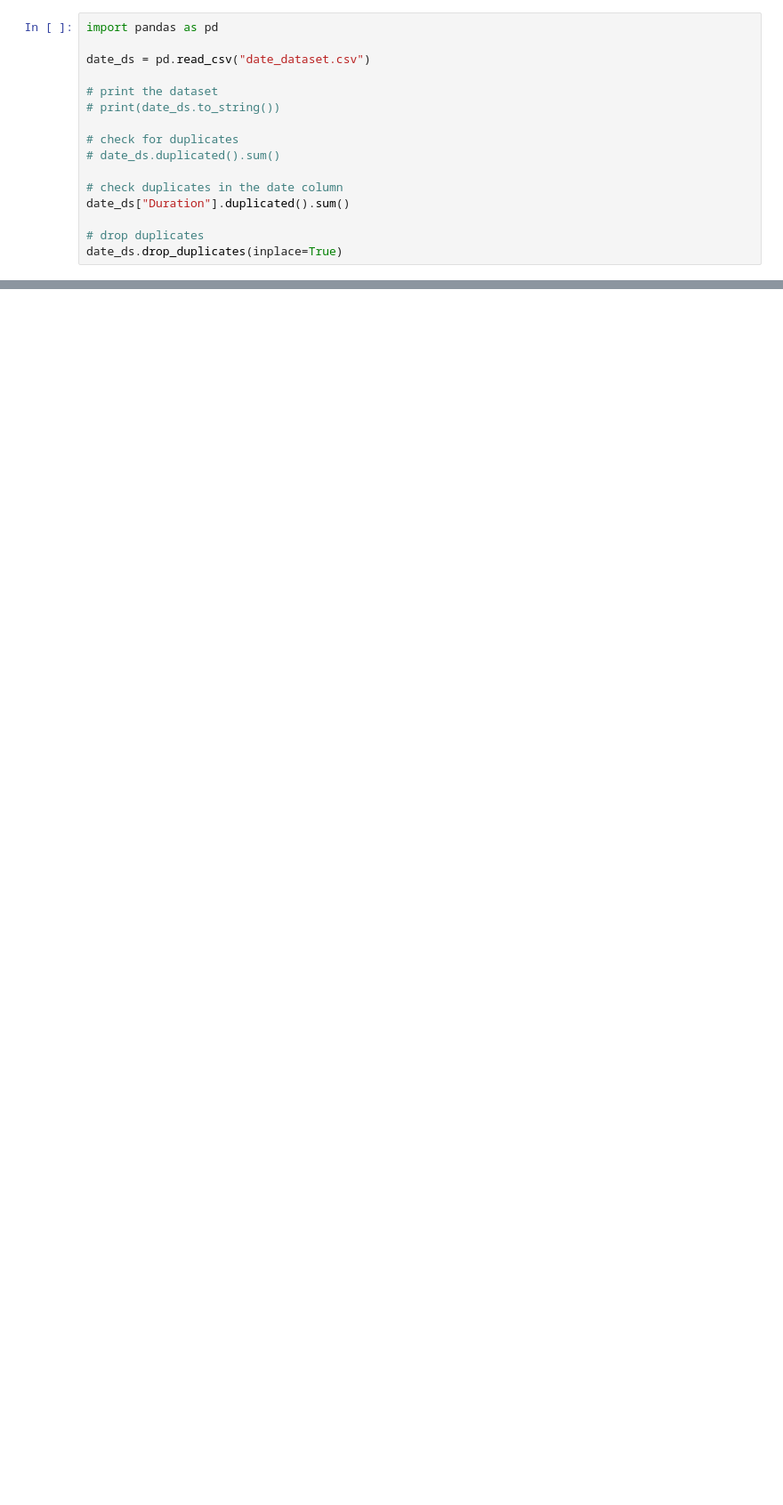
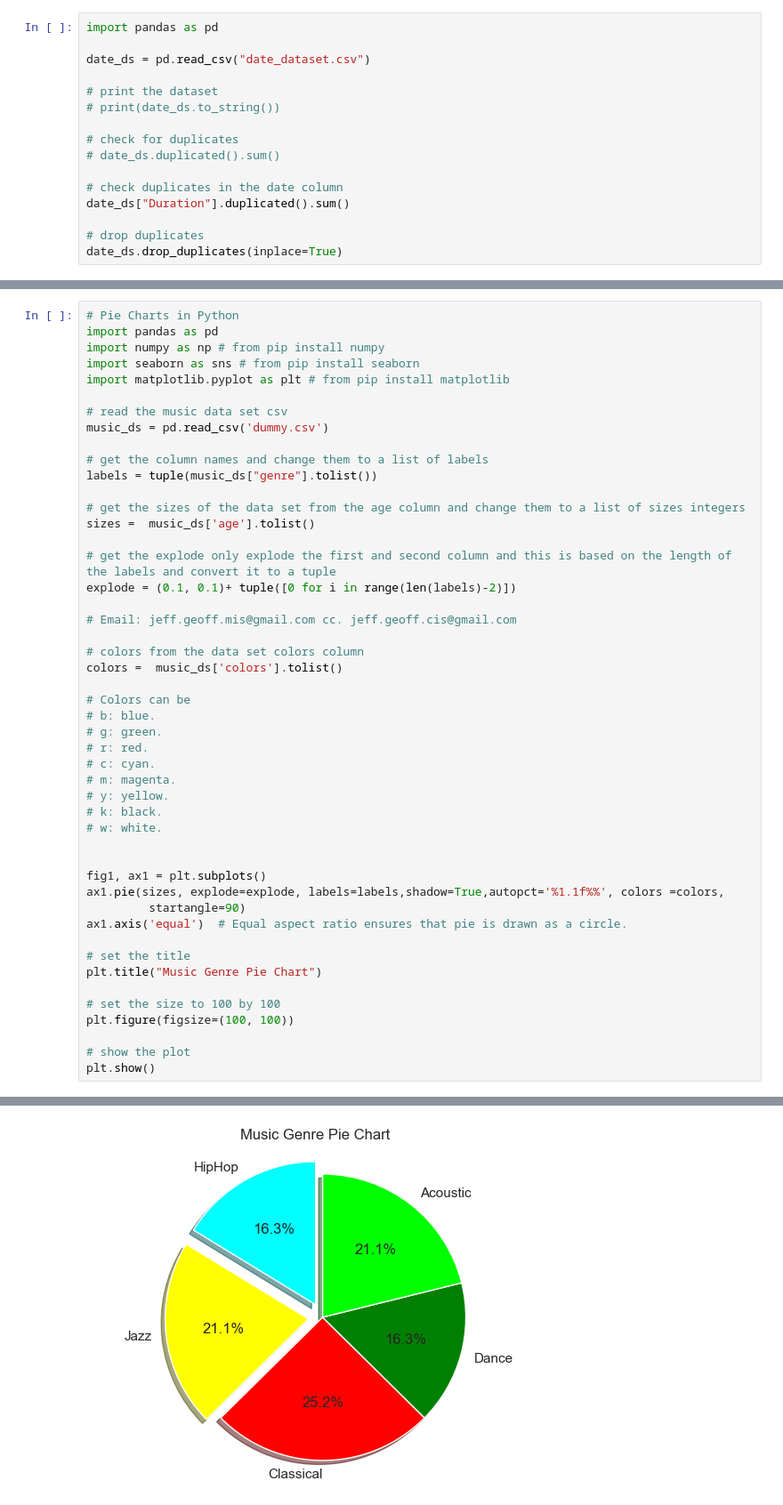
Before and after one commit to capps096github/Cephas-Python, a Jupyter notebook: brian_mugisa_day_4.ipynb, the cells around one changed output, grey strips where cells are left out. Shown at 89% size. Drawn from its saved outputs; the diff is of its cells as text; blank space fills up the shorter version.

```diff
--- a/brian_mugisa_day_4.ipynb
+++ b/brian_mugisa_day_4.ipynb
@@ -205,0 +299,49 @@ plt.show()
+# %%
+# Pie Charts in Python
+import pandas as pd
+import numpy as np # from pip install numpy
+import seaborn as sns # from pip install seaborn
+import matplotlib.pyplot as plt # from pip install matplotlib
+
+# read the music data set csv
+music_ds = pd.read_csv('dummy.csv')
+
+# get the column names and change them to a list of labels
+labels = tuple(music_ds["genre"].tolist())
+
+# get the sizes of the data set from the age column and change them to a list of sizes integers
+sizes =  music_ds['age'].tolist()
+
+# get the explode only explode the first and second column and this is based on the length of the labels and convert it to a tuple
+explode = (0.1, 0.1)+ tuple([0 for i in range(len(labels)-2)])
+
+# Email: jeff.geoff.mis@gmail.com cc. jeff.geoff.cis@gmail.com
+
+# colors from the data set colors column
+colors =  music_ds['colors'].tolist()
+
+# Colors can be
+# b: blue.
+# g: green.
+# r: red.
+# c: cyan.
+# m: magenta.
+# y: yellow.
+# k: black.
+# w: white.
+
+
+fig1, ax1 = plt.subplots()
+ax1.pie(sizes, explode=explode, labels=labels,shadow=True,autopct='%1.1f%%', colors =colors,
+         startangle=90)
+ax1.axis('equal')  # Equal aspect ratio ensures that pie is drawn as a circle.
+
+# set the title
+plt.title("Music Genre Pie Chart")
+
+# set the size to 100 by 100
+plt.figure(figsize=(100, 100))
+
+# show the plot
+plt.show()
+# %% [output]
@@ -205,0 +349 @@ plt.show()
+[figure, added]
```
Also changed, not shown: parts of 7 cells of this notebook, 2 other files.
